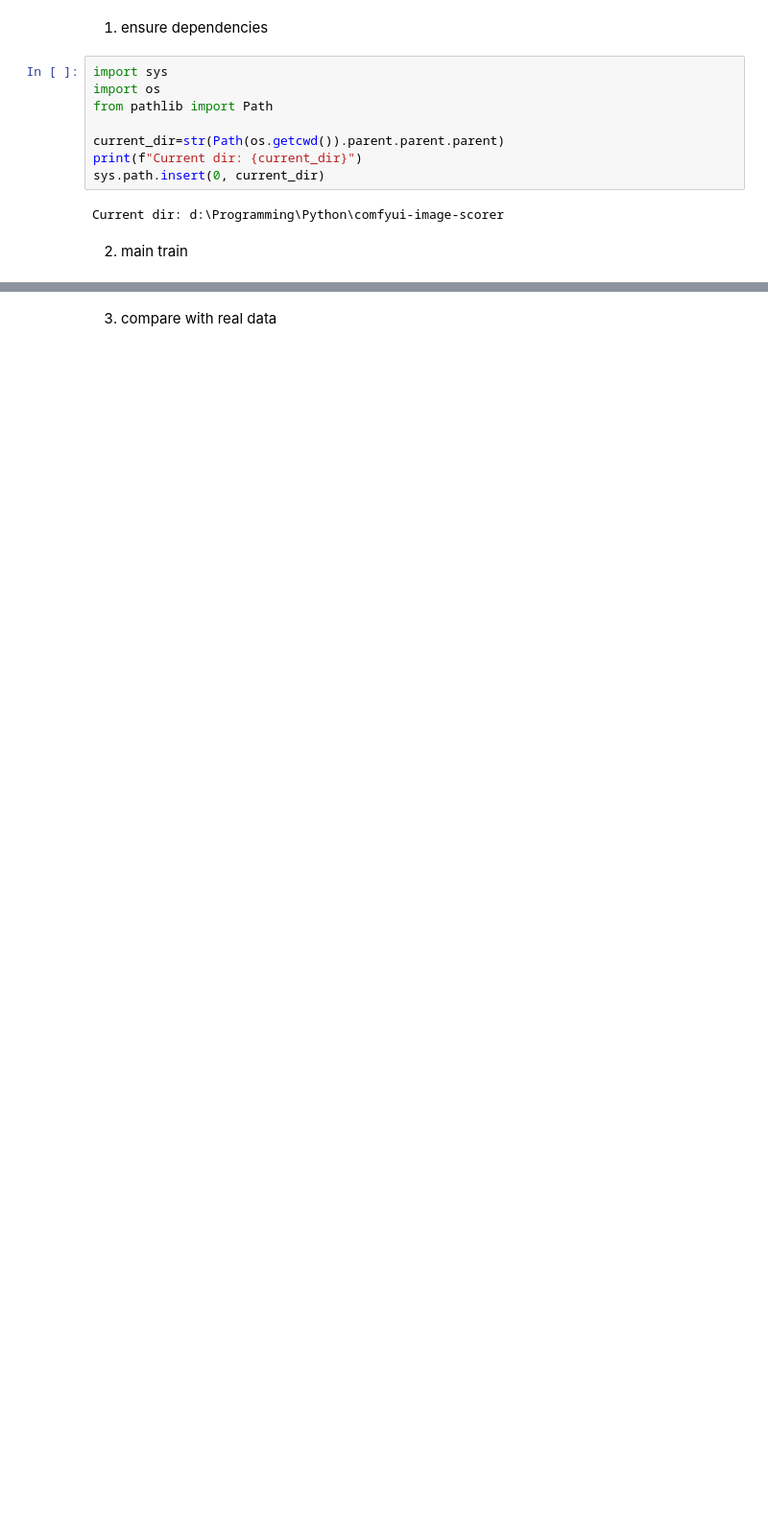
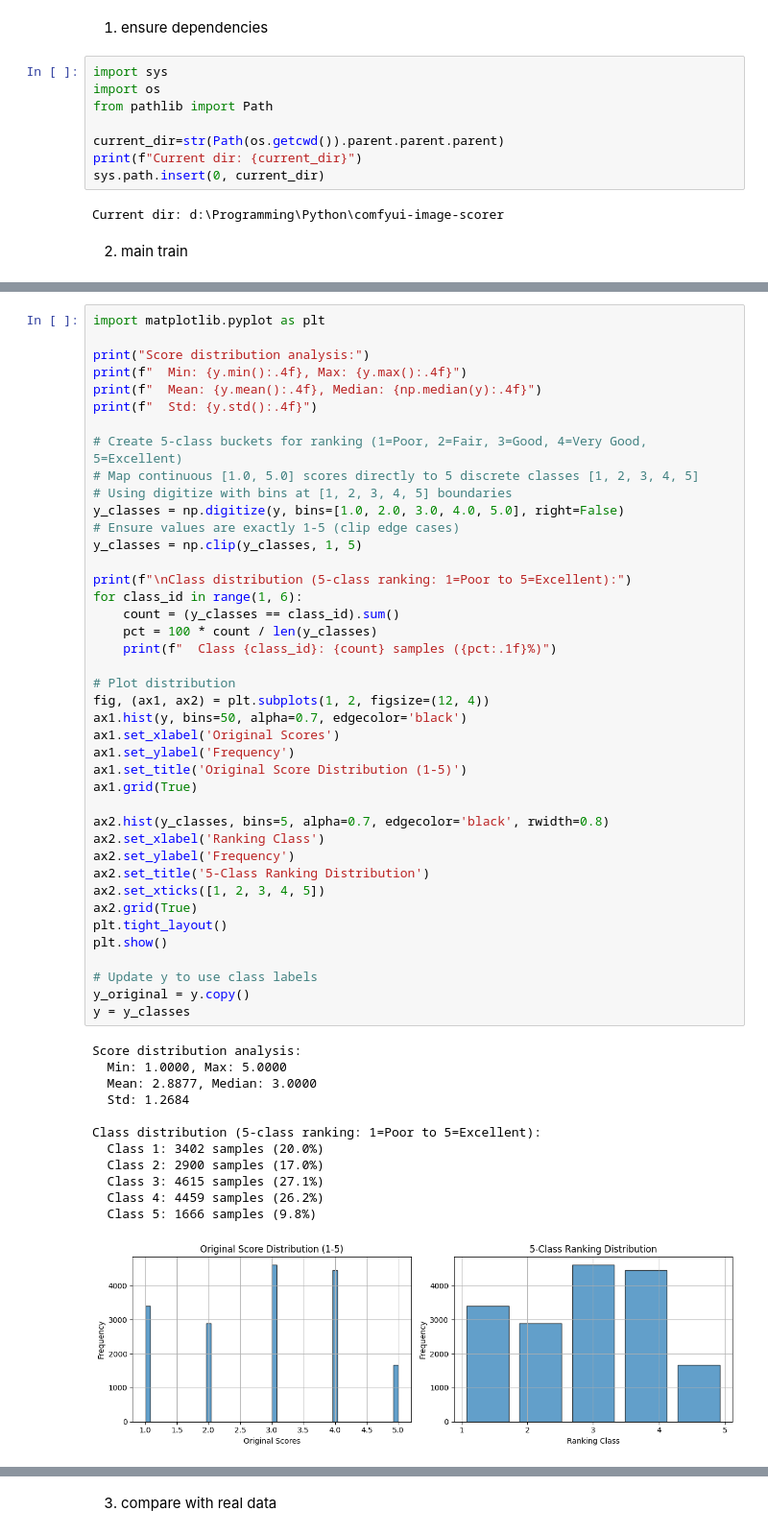
Before and after one commit to pskyvader/comfyui-image-scorer, a Jupyter notebook: external_modules/step03training/full_data/training.ipynb, the cells around one changed output, grey strips where cells are left out. Shown at 96% size. Saved outputs shown, nothing was run; the diff lists cells and outputs as text; blank space fills up the shorter version.

```diff
--- a/external_modules/step03training/full_data/training.ipynb
+++ b/external_modules/step03training/full_data/training.ipynb
@@ -51,4 +51,58 @@ Filtered Data Shape: (1000, 2926)
 Data Preparation Complete.
+# %%
+import matplotlib.pyplot as plt
+
+print("Score distribution analysis:")
+print(f"  Min: {y.min():.4f}, Max: {y.max():.4f}")
+print(f"  Mean: {y.mean():.4f}, Median: {np.median(y):.4f}")
+print(f"  Std: {y.std():.4f}")
+
+# Create 5-class buckets for ranking (1=Poor, 2=Fair, 3=Good, 4=Very Good, 5=Excellent)
+# Map continuous [1.0, 5.0] scores directly to 5 discrete classes [1, 2, 3, 4, 5]
+# Using digitize with bins at [1, 2, 3, 4, 5] boundaries
+y_classes = np.digitize(y, bins=[1.0, 2.0, 3.0, 4.0, 5.0], right=False)
+# Ensure values are exactly 1-5 (clip edge cases)
+y_classes = np.clip(y_classes, 1, 5)
+
+print(f"\nClass distribution (5-class ranking: 1=Poor to 5=Excellent):")
+for class_id in range(1, 6):
+    count = (y_classes == class_id).sum()
+    pct = 100 * count / len(y_classes)
+    print(f"  Class {class_id}: {count} samples ({pct:.1f}%)")
+
+# Plot distribution
+fig, (ax1, ax2) = plt.subplots(1, 2, figsize=(12, 4))
+ax1.hist(y, bins=50, alpha=0.7, edgecolor='black')
+ax1.set_xlabel('Original Scores')
+ax1.set_ylabel('Frequency')
+ax1.set_title('Original Score Distribution (1-5)')
+ax1.grid(True)
+
+ax2.hist(y_classes, bins=5, alpha=0.7, edgecolor='black', rwidth=0.8)
+ax2.set_xlabel('Ranking Class')
+ax2.set_ylabel('Frequency')
+ax2.set_title('5-Class Ranking Distribution')
+ax2.set_xticks([1, 2, 3, 4, 5])
+ax2.grid(True)
+plt.tight_layout()
+plt.show()
+
+# Update y to use class labels
+y_original = y.copy()
+y = y_classes
+# %% [output]
+Score distribution analysis:
+  Min: 1.0000, Max: 5.0000
+  Mean: 2.8877, Median: 3.0000
+  Std: 1.2684
+
+Class distribution (5-class ranking: 1=Poor to 5=Excellent):
+  Class 1: 3402 samples (20.0%)
+  Class 2: 2900 samples (17.0%)
+  Class 3: 4615 samples (27.1%)
+  Class 4: 4459 samples (26.2%)
+  Class 5: 1666 samples (9.8%)
+[figure, added]
 # %%
 from typing import Dict, Any
 from shared.config import config
```
Also changed, not shown: parts of 4 cells of this notebook, 13 other files.
